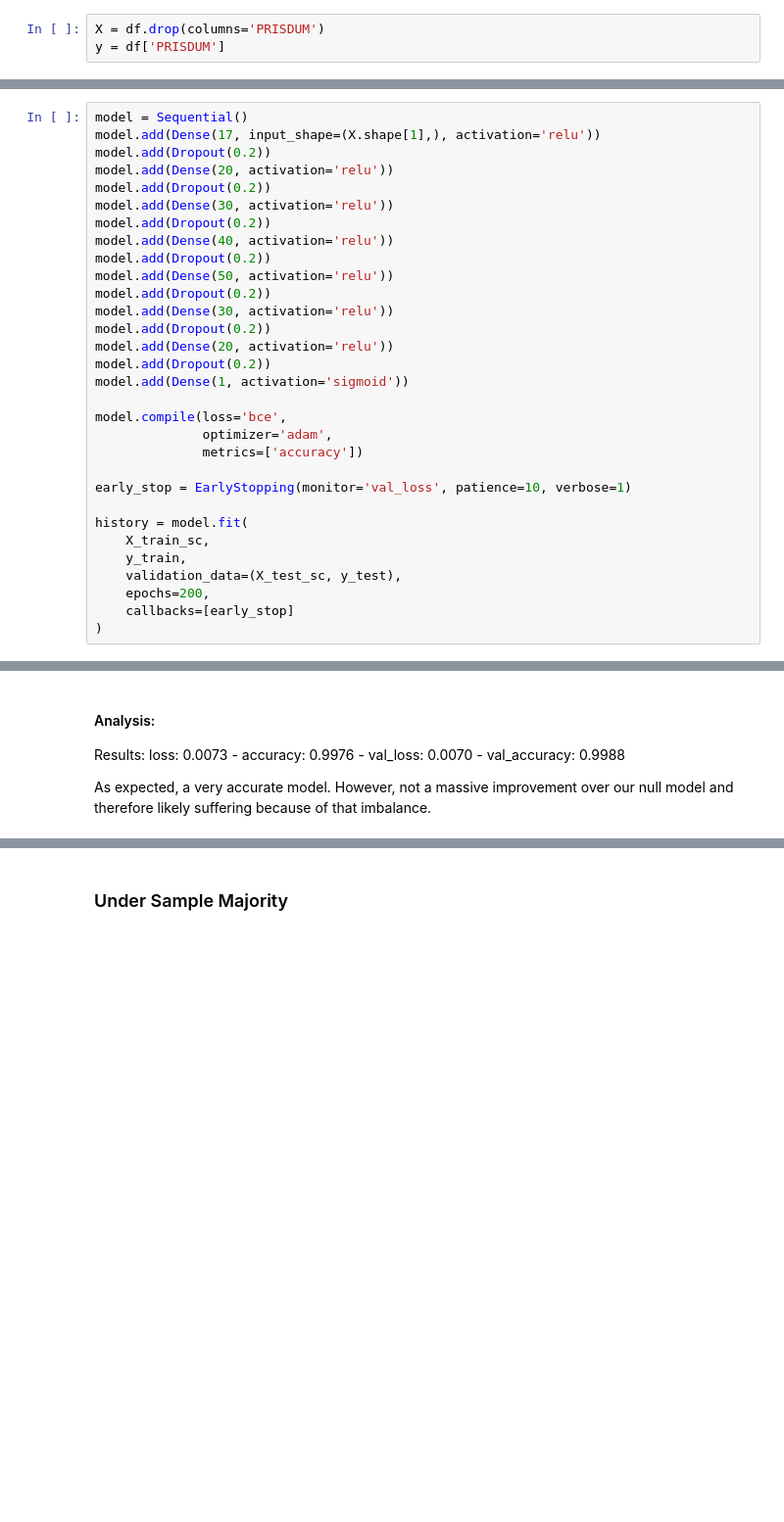
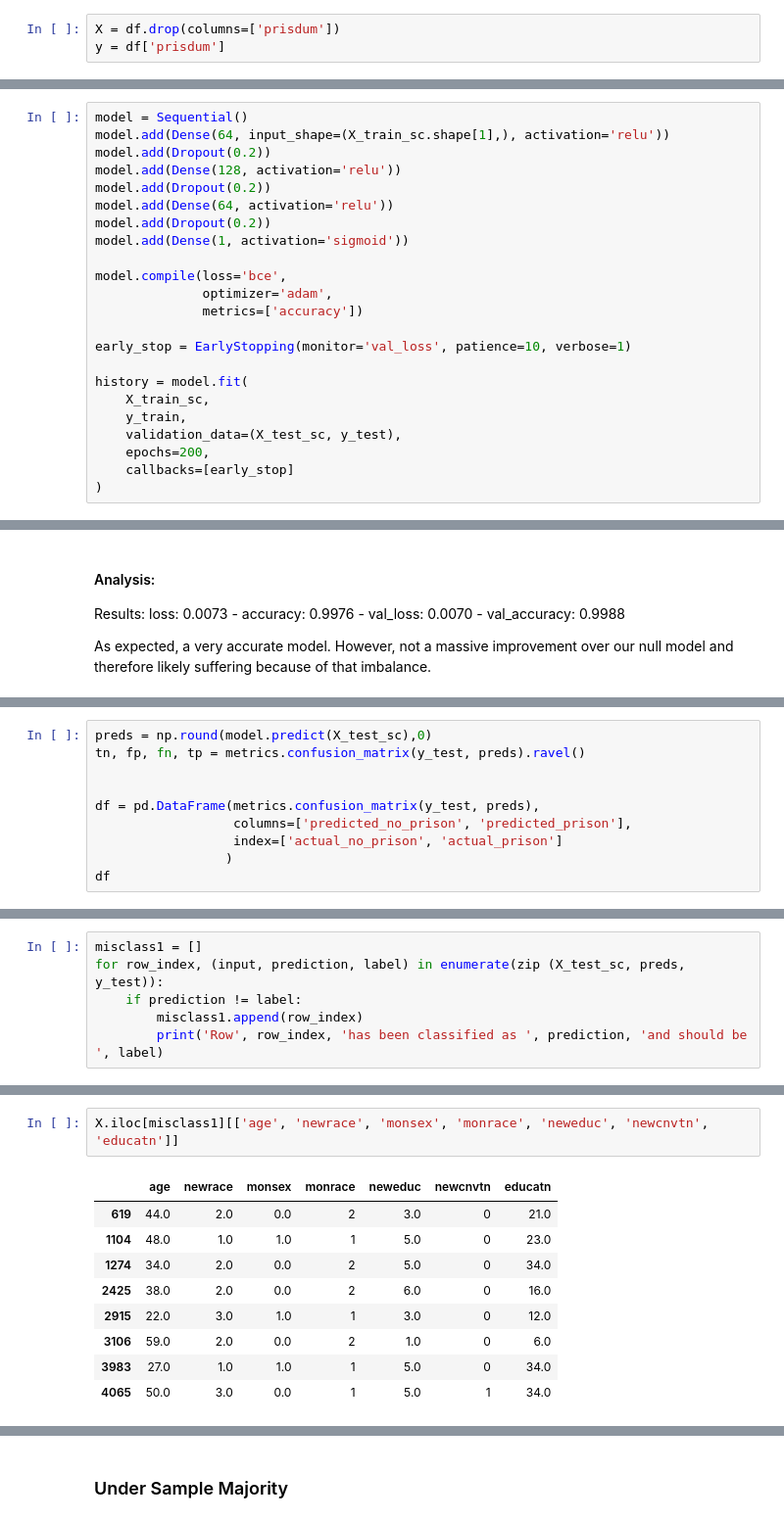
Before and after one commit to 123CarlosRivera/project5, a Jupyter notebook: brent/NN_BVAcopy.ipynb, the cells around one changed output, grey strips where cells are left out. Shown at 98% size. Drawn from its saved outputs; the diff is of its cells as text; blank space fills up the shorter version.

```diff
--- a/brent/NN_BVAcopy.ipynb
+++ b/brent/NN_BVAcopy.ipynb
@@ -76,7 +77,7 @@ df.drop(columns=['Unnamed: 0', 'Unnamed: 0.1', 'AMENDYR', 'SUPRDUM'], inplace=Tr
 # %% [markdown]
 Set our X and Y
 # %%
-X = df.drop(columns='PRISDUM')
-y = df['PRISDUM']
+X = df.drop(columns=['prisdum'])
+y = df['prisdum']
 # %%
 X_train, X_test, y_train, y_test = train_test_split(X, y, stratify=y)
@@ -101,18 +116,10 @@ Name: PRISDUM, dtype: float64
 # %%
 model = Sequential()
-model.add(Dense(17, input_shape=(X.shape[1],), activation='relu'))
+model.add(Dense(64, input_shape=(X_train_sc.shape[1],), activation='relu'))
 model.add(Dropout(0.2))
-model.add(Dense(20, activation='relu'))
+model.add(Dense(128, activation='relu'))
 model.add(Dropout(0.2))
-model.add(Dense(30, activation='relu'))
-model.add(Dropout(0.2))
-model.add(Dense(40, activation='relu'))
-model.add(Dropout(0.2))
-model.add(Dense(50, activation='relu'))
-model.add(Dropout(0.2))
-model.add(Dense(30, activation='relu'))
-model.add(Dropout(0.2))
-model.add(Dense(20, activation='relu'))
+model.add(Dense(64, activation='relu'))
 model.add(Dropout(0.2))
 model.add(Dense(1, activation='sigmoid'))
 
@@ -156,0 +162,10 @@ As expected, a very accurate model. However, not a massive improvement over our
+# %%
+preds = np.round(model.predict(X_test_sc),0)
+tn, fp, fn, tp = metrics.confusion_matrix(y_test, preds).ravel()
+
+
+df = pd.DataFrame(metrics.confusion_matrix(y_test, preds),
+                  columns=['predicted_no_prison', 'predicted_prison'],
+                  index=['actual_no_prison', 'actual_prison']
+                 )
+df
@@ -156,0 +176,6 @@ As expected, a very accurate model. However, not a massive improvement over our
+# %%
+misclass1 = []
+for row_index, (input, prediction, label) in enumerate(zip (X_test_sc, preds, y_test)):
+    if prediction != label:
+        misclass1.append(row_index)
+        print('Row', row_index, 'has been classified as ', prediction, 'and should be ', label)
@@ -156,0 +193,12 @@ As expected, a very accurate model. However, not a massive improvement over our
+# %%
+X.iloc[misclass1][['age', 'newrace', 'monsex', 'monrace', 'neweduc', 'newcnvtn', 'educatn']]
+# %% [output]
+|  | age | newrace | monsex | monrace | neweduc | newcnvtn | educatn |
+| 619 | 44.0 | 2.0 | 0.0 | 2 | 3.0 | 0 | 21.0 |
+| 1104 | 48.0 | 1.0 | 1.0 | 1 | 5.0 | 0 | 23.0 |
+| 1274 | 34.0 | 2.0 | 0.0 | 2 | 5.0 | 0 | 34.0 |
+| 2425 | 38.0 | 2.0 | 0.0 | 2 | 6.0 | 0 | 16.0 |
+| 2915 | 22.0 | 3.0 | 1.0 | 1 | 3.0 | 0 | 12.0 |
+| 3106 | 59.0 | 2.0 | 0.0 | 2 | 1.0 | 0 | 6.0 |
+| 3983 | 27.0 | 1.0 | 1.0 | 1 | 5.0 | 0 | 34.0 |
+| 4065 | 50.0 | 3.0 | 0.0 | 1 | 5.0 | 1 | 34.0 |
```
Also changed, not shown: parts of 57 cells of this notebook.
